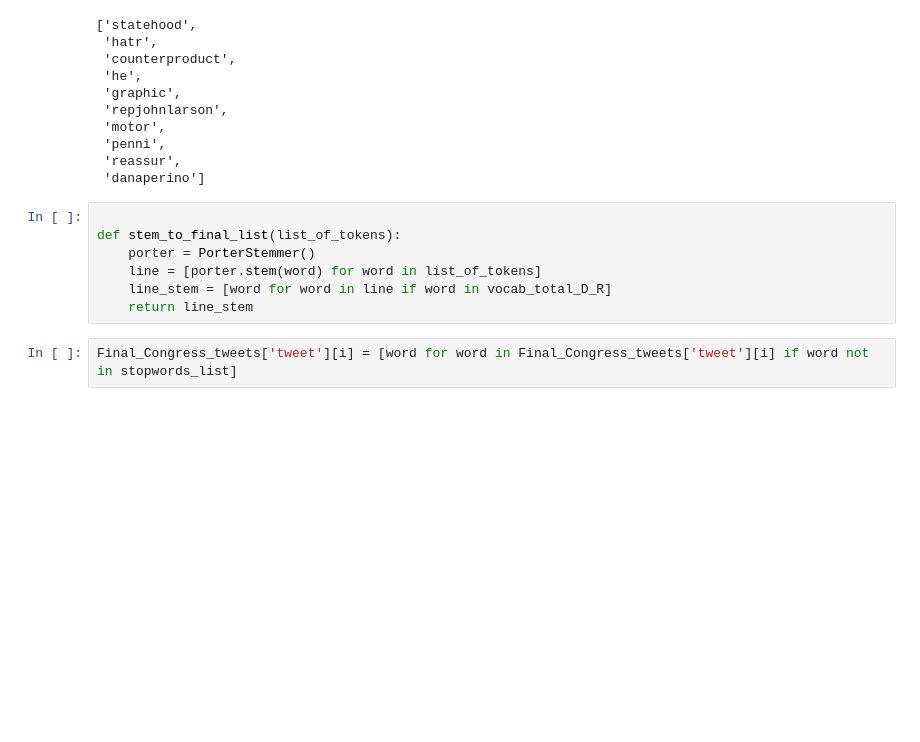
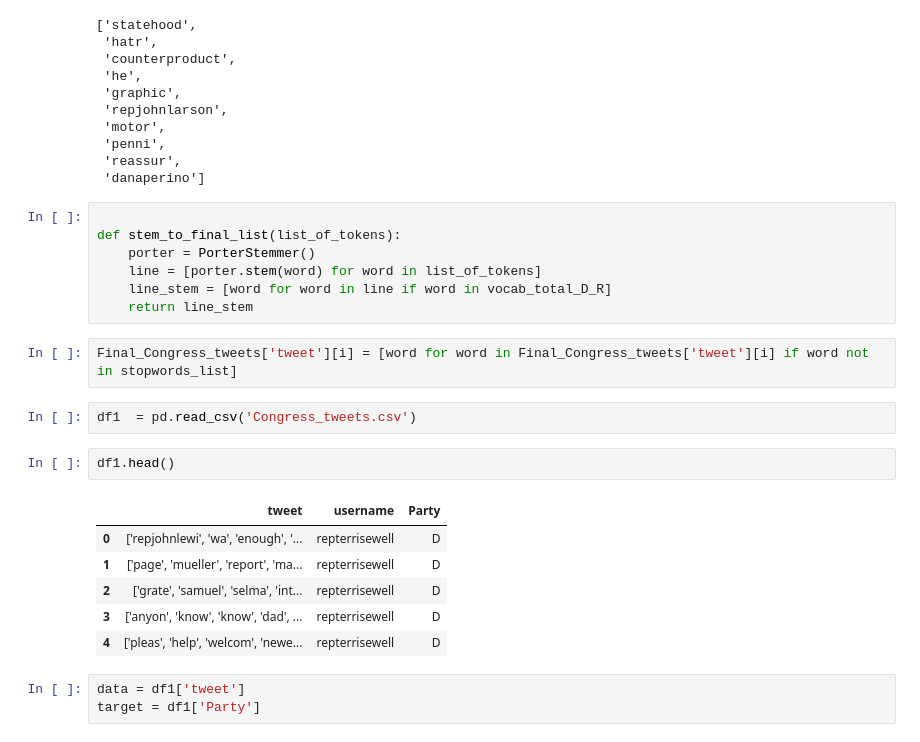
Before and after one commit to omerhakim/Twitter_Classification, a Jupyter notebook: mode_5/Vectorization.ipynb, the cells around one changed output. Cells and saved outputs as stored; diff of their text form; blank space fills up the shorter version.

```diff
--- a/mode_5/Vectorization.ipynb
+++ b/mode_5/Vectorization.ipynb
@@ -91,3 +89,17 @@ def stem_to_final_list(list_of_tokens):
     return line_stem
 # %%
 Final_Congress_tweets['tweet'][i] = [word for word in Final_Congress_tweets['tweet'][i] if word not in stopwords_list]
+# %%
+df1  = pd.read_csv('Congress_tweets.csv')
+# %%
+df1.head()
+# %% [output]
+|  | tweet | username | Party |
+| 0 | ['repjohnlewi', 'wa', 'enough', '... | repterrisewell | D |
+| 1 | ['page', 'mueller', 'report', 'ma... | repterrisewell | D |
+| 2 | ['grate', 'samuel', 'selma', 'int... | repterrisewell | D |
+| 3 | ['anyon', 'know', 'know', 'dad', ... | repterrisewell | D |
+| 4 | ['pleas', 'help', 'welcom', 'newe... | repterrisewell | D |
+# %%
+data = df1['tweet']
+target = df1['Party']
```
Also changed, not shown: parts of 16 cells of this notebook, 1 other file.
